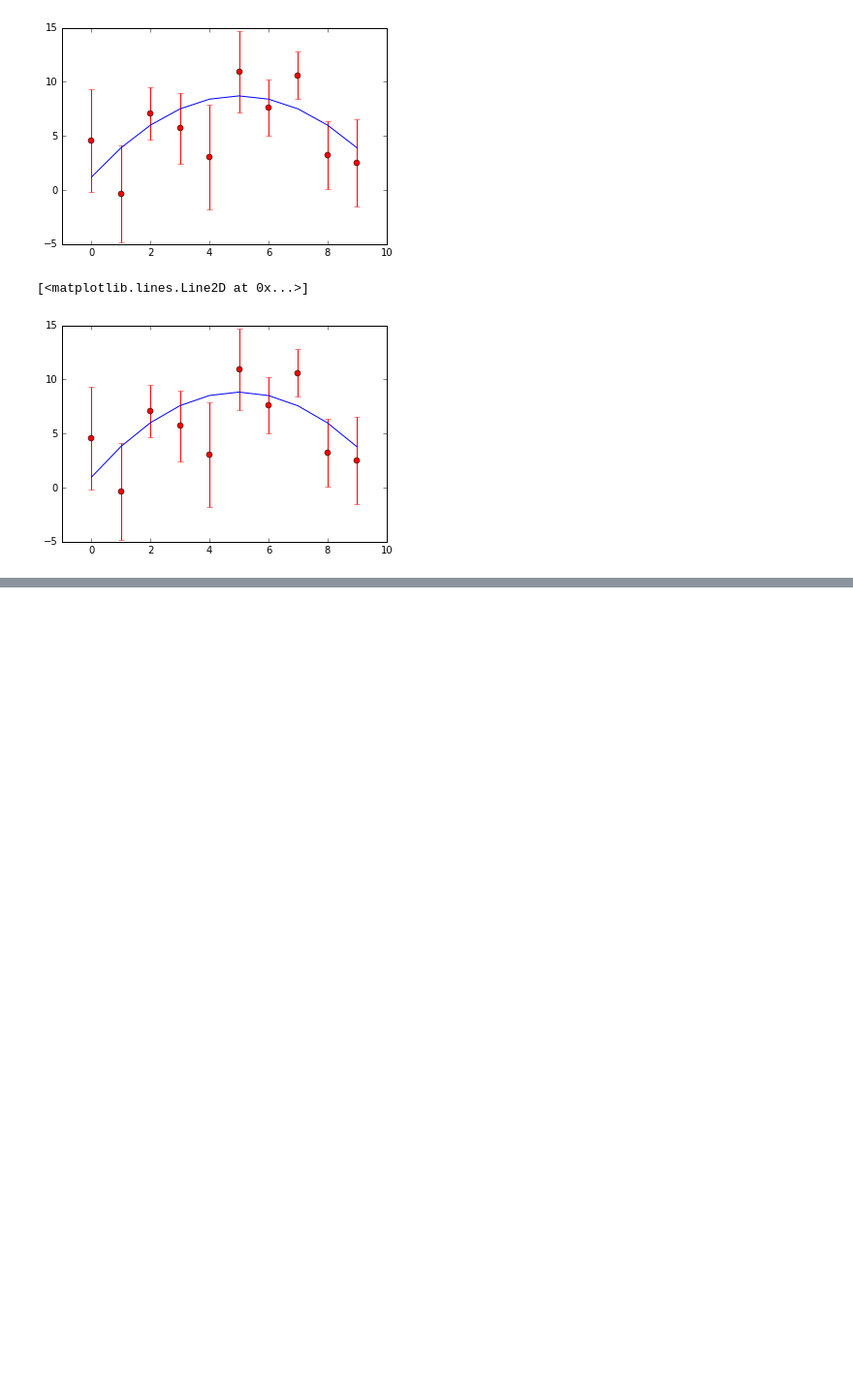
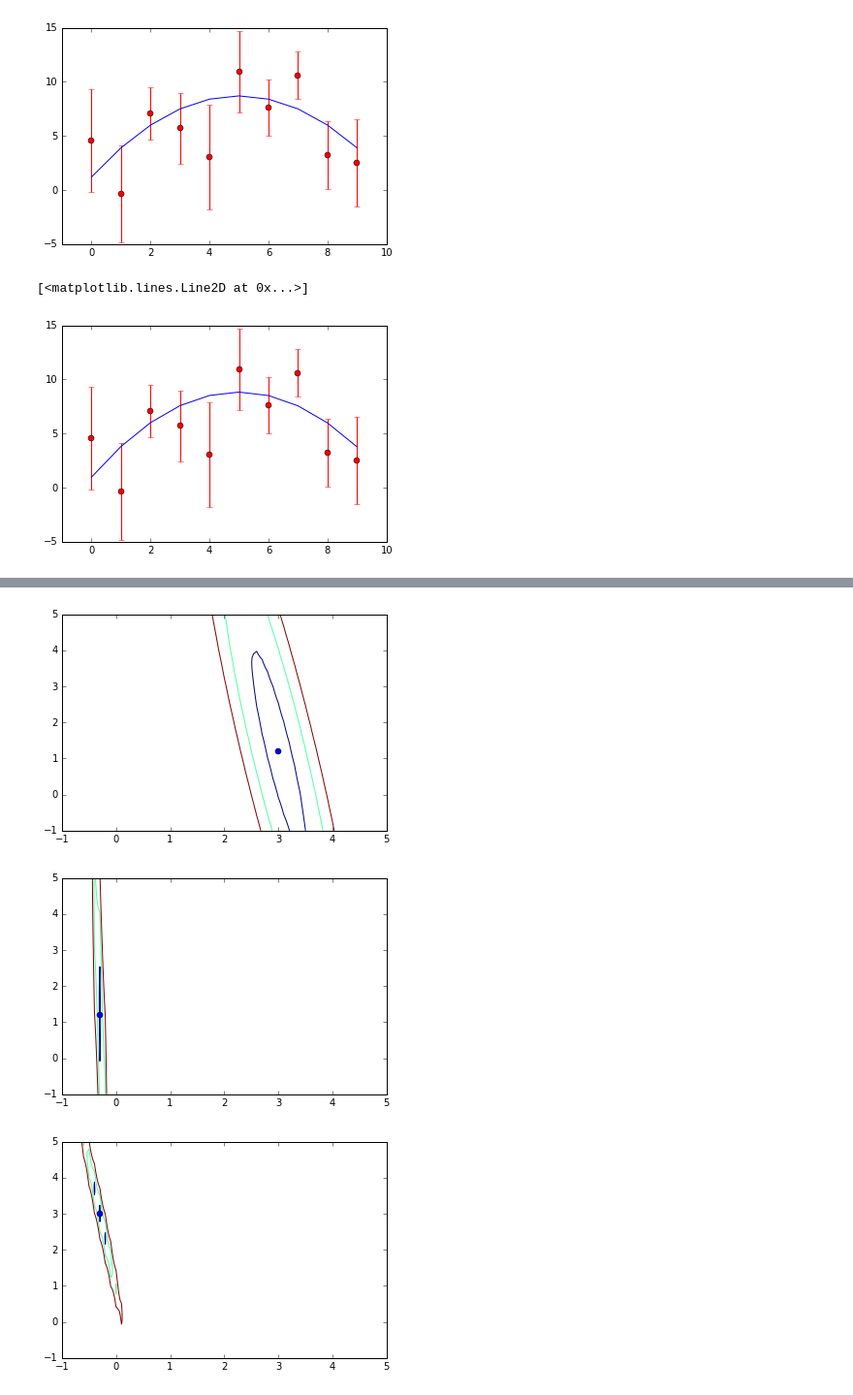
Before and after one commit to ClaudioNahmad/ProyectoMACSS, a Jupyter notebook: Chi_Square.ipynb, the cells around one changed output, grey strips where cells are left out. Shown: that part at 97% size. Saved outputs shown, nothing was run; the diff lists cells and outputs as text; code cells hidden in the pictures; blank space fills up the shorter version.

```diff
--- a/Chi_Square.ipynb
+++ b/Chi_Square.ipynb
@@ -69,0 +72,15 @@ a = -0.3 b=2.6 c=4
+# %%
+levels=[8.18,14.35,21.8]
+plt.contour(arr_a, arr_b, np.transpose(arr3D[tmin[0],:,:]),levels)
+plt.plot(arr_b[tmin[1]], arr_c[tmin[2]], 'o')
+plt.show()
+plt.contour(arr_a, arr_b, np.transpose(arr3D[:,tmin[1],:]),levels)
+plt.plot(arr_b[tmin[0]], arr_c[tmin[2]], 'o')
+plt.show()
+plt.contour(arr_a, arr_b, np.transpose(arr3D[:,:,tmin[2]]),levels)
+plt.plot(arr_b[tmin[0]], arr_c[tmin[1]], 'o')
+plt.show()
+# %% [output]
+[figure, added]
+[figure, added]
+[figure, added]
```
Also changed, not shown: parts of 5 cells of this notebook, 2 other files.
